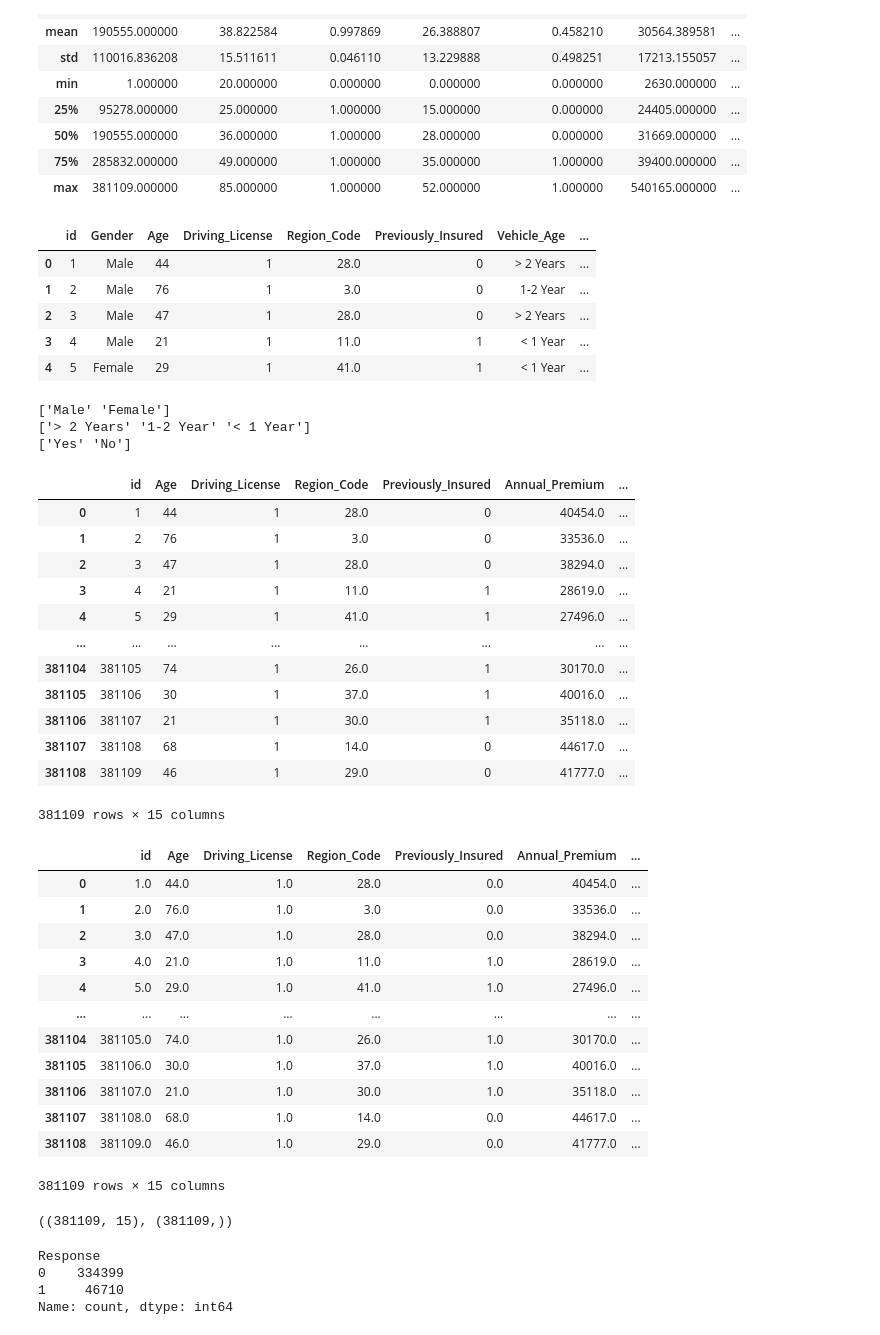
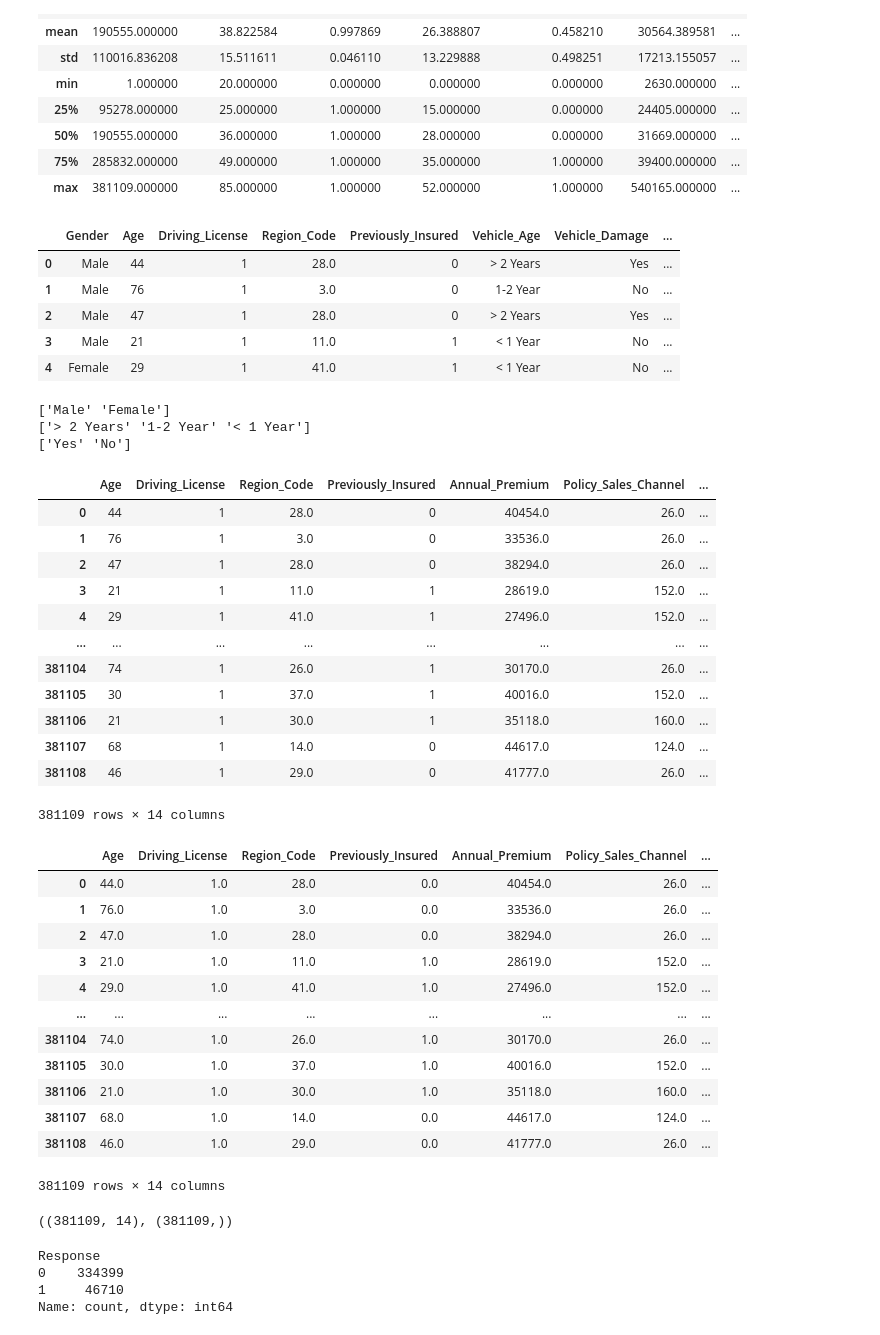
Before and after one commit to S4njuuu3291/Insurance-Cross-Sell-Prediction, a Jupyter notebook: notebook.ipynb, the cells around one changed output. Drawn from its saved outputs; the diff is of its cells as text; code cells hidden in the pictures.

```diff
--- a/notebook.ipynb
+++ b/notebook.ipynb
@@ -56,16 +56,16 @@ df.describe()
 | 75% | 285832.000000 | 49.000000 | 1.000000 | 35.000000 | 1.000000 | 39400.000000 | ... |
 | max | 381109.000000 | 85.000000 | 1.000000 | 52.000000 | 1.000000 | 540165.000000 | ... |
 # %%
-X = df.drop("Response",axis =1)
+X = df.drop(["id","Response"],axis =1)
 y = df["Response"]
 X.head()
 # %% [output]
-|  | id | Gender | Age | Driving_License | Region_Code | Previously_Insured | Vehicle_Age | ... |
-| 0 | 1 | Male | 44 | 1 | 28.0 | 0 | > 2 Years | ... |
-| 1 | 2 | Male | 76 | 1 | 3.0 | 0 | 1-2 Year | ... |
-| 2 | 3 | Male | 47 | 1 | 28.0 | 0 | > 2 Years | ... |
-| 3 | 4 | Male | 21 | 1 | 11.0 | 1 | < 1 Year | ... |
-| 4 | 5 | Female | 29 | 1 | 41.0 | 1 | < 1 Year | ... |
+|  | Gender | Age | Driving_License | Region_Code | Previously_Insured | Vehicle_Age | Vehicle_Damage | ... |
+| 0 | Male | 44 | 1 | 28.0 | 0 | > 2 Years | Yes | ... |
+| 1 | Male | 76 | 1 | 3.0 | 0 | 1-2 Year | No | ... |
+| 2 | Male | 47 | 1 | 28.0 | 0 | > 2 Years | Yes | ... |
+| 3 | Male | 21 | 1 | 11.0 | 1 | < 1 Year | No | ... |
+| 4 | Female | 29 | 1 | 41.0 | 1 | < 1 Year | No | ... |
 # %%
 print(X['Gender'].unique())
 print(X['Vehicle_Age'].unique())
@@ -78,19 +78,19 @@ print(X['Vehicle_Damage'].unique())
 X = pd.get_dummies(X)
 X
 # %% [output]
-|  | id | Age | Driving_License | Region_Code | Previously_Insured | Annual_Premium | ... |
-| 0 | 1 | 44 | 1 | 28.0 | 0 | 40454.0 | ... |
-| 1 | 2 | 76 | 1 | 3.0 | 0 | 33536.0 | ... |
-| 2 | 3 | 47 | 1 | 28.0 | 0 | 38294.0 | ... |
-| 3 | 4 | 21 | 1 | 11.0 | 1 | 28619.0 | ... |
-| 4 | 5 | 29 | 1 | 41.0 | 1 | 27496.0 | ... |
+|  | Age | Driving_License | Region_Code | Previously_Insured | Annual_Premium | Policy_Sales_Channel | ... |
+| 0 | 44 | 1 | 28.0 | 0 | 40454.0 | 26.0 | ... |
+| 1 | 76 | 1 | 3.0 | 0 | 33536.0 | 26.0 | ... |
+| 2 | 47 | 1 | 28.0 | 0 | 38294.0 | 26.0 | ... |
+| 3 | 21 | 1 | 11.0 | 1 | 28619.0 | 152.0 | ... |
+| 4 | 29 | 1 | 41.0 | 1 | 27496.0 | 152.0 | ... |
 | ... | ... | ... | ... | ... | ... | ... | ... |
-| 381104 | 381105 | 74 | 1 | 26.0 | 1 | 30170.0 | ... |
-| 381105 | 381106 | 30 | 1 | 37.0 | 1 | 40016.0 | ... |
-| 381106 | 381107 | 21 | 1 | 30.0 | 1 | 35118.0 | ... |
-| 381107 | 381108 | 68 | 1 | 14.0 | 0 | 44617.0 | ... |
-| 381108 | 381109 | 46 | 1 | 29.0 | 0 | 41777.0 | ... |
+| 381104 | 74 | 1 | 26.0 | 1 | 30170.0 | 26.0 | ... |
+| 381105 | 30 | 1 | 37.0 | 1 | 40016.0 | 152.0 | ... |
+| 381106 | 21 | 1 | 30.0 | 1 | 35118.0 | 160.0 | ... |
+| 381107 | 68 | 1 | 14.0 | 0 | 44617.0 | 124.0 | ... |
+| 381108 | 46 | 1 | 29.0 | 0 | 41777.0 | 26.0 | ... |
-381109 rows × 15 columns
+381109 rows × 14 columns
 # %%
 X = X.astype("float")
 y = y.astype("int")
@@ -99,23 +99,23 @@ scaler = StandardScaler()
 scaler.fit_transform(X)
 X
 # %% [output]
-|  | id | Age | Driving_License | Region_Code | Previously_Insured | Annual_Premium | ... |
-| 0 | 1.0 | 44.0 | 1.0 | 28.0 | 0.0 | 40454.0 | ... |
-| 1 | 2.0 | 76.0 | 1.0 | 3.0 | 0.0 | 33536.0 | ... |
-| 2 | 3.0 | 47.0 | 1.0 | 28.0 | 0.0 | 38294.0 | ... |
-| 3 | 4.0 | 21.0 | 1.0 | 11.0 | 1.0 | 28619.0 | ... |
-| 4 | 5.0 | 29.0 | 1.0 | 41.0 | 1.0 | 27496.0 | ... |
+|  | Age | Driving_License | Region_Code | Previously_Insured | Annual_Premium | Policy_Sales_Channel | ... |
+| 0 | 44.0 | 1.0 | 28.0 | 0.0 | 40454.0 | 26.0 | ... |
+| 1 | 76.0 | 1.0 | 3.0 | 0.0 | 33536.0 | 26.0 | ... |
+| 2 | 47.0 | 1.0 | 28.0 | 0.0 | 38294.0 | 26.0 | ... |
+| 3 | 21.0 | 1.0 | 11.0 | 1.0 | 28619.0 | 152.0 | ... |
+| 4 | 29.0 | 1.0 | 41.0 | 1.0 | 27496.0 | 152.0 | ... |
 | ... | ... | ... | ... | ... | ... | ... | ... |
-| 381104 | 381105.0 | 74.0 | 1.0 | 26.0 | 1.0 | 30170.0 | ... |
-| 381105 | 381106.0 | 30.0 | 1.0 | 37.0 | 1.0 | 40016.0 | ... |
-| 381106 | 381107.0 | 21.0 | 1.0 | 30.0 | 1.0 | 35118.0 | ... |
-| 381107 | 381108.0 | 68.0 | 1.0 | 14.0 | 0.0 | 44617.0 | ... |
-| 381108 | 381109.0 | 46.0 | 1.0 | 29.0 | 0.0 | 41777.0 | ... |
+| 381104 | 74.0 | 1.0 | 26.0 | 1.0 | 30170.0 | 26.0 | ... |
+| 381105 | 30.0 | 1.0 | 37.0 | 1.0 | 40016.0 | 152.0 | ... |
+| 381106 | 21.0 | 1.0 | 30.0 | 1.0 | 35118.0 | 160.0 | ... |
+| 381107 | 68.0 | 1.0 | 14.0 | 0.0 | 44617.0 | 124.0 | ... |
+| 381108 | 46.0 | 1.0 | 29.0 | 0.0 | 41777.0 | 26.0 | ... |
-381109 rows × 15 columns
+381109 rows × 14 columns
 # %%
 X.shape,y.shape
 # %% [output]
-((381109, 15), (381109,))
+((381109, 14), (381109,))
 # %%
 y.value_counts()
 # %% [output]
```
Also changed, not shown: parts of 4 cells of this notebook.
